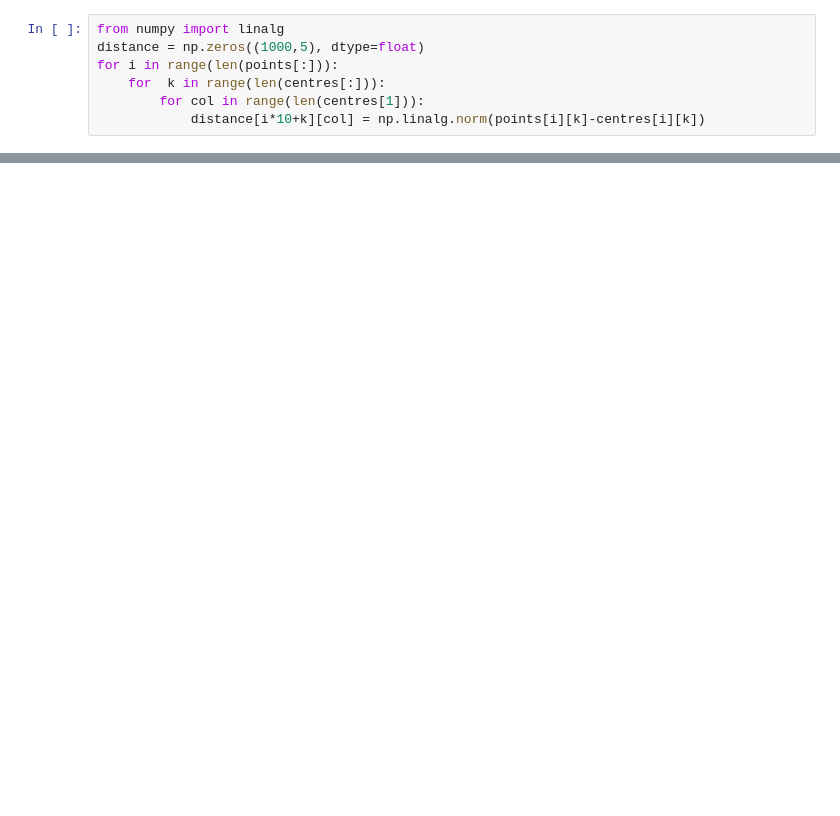
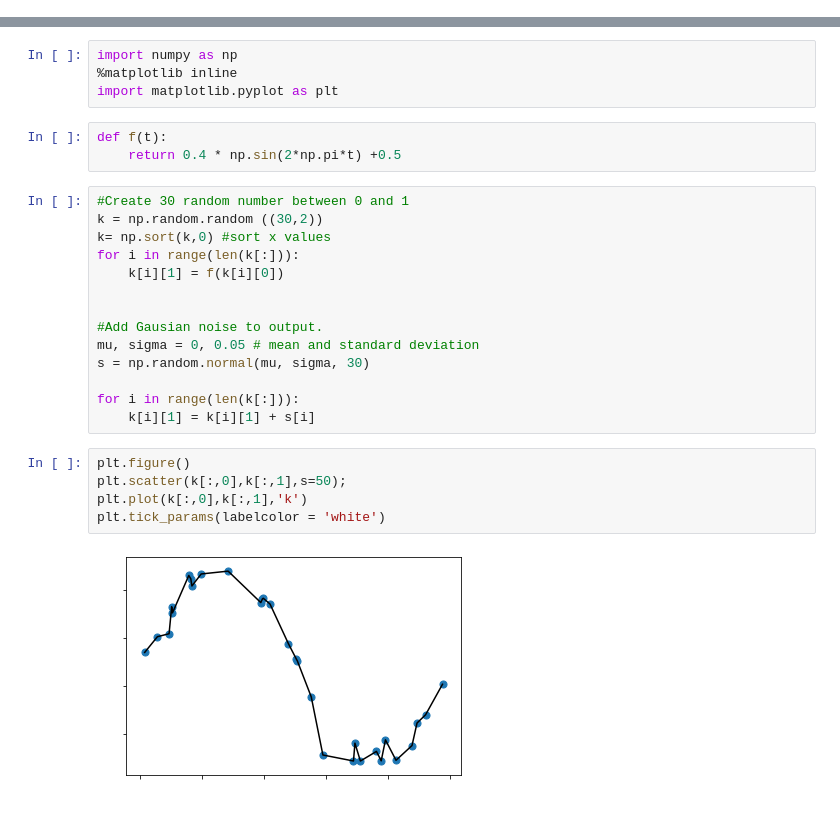
Before and after one commit to Hsgngr/MachineLearning, a Jupyter notebook: PythonExercises/ExerciseEnvironment/RBF/RBF.ipynb, the cells around one changed output, grey strips where cells are left out. Cells and saved outputs as stored; diff of their text form; blank space fills up the shorter version.

```diff
--- a/PythonExercises/ExerciseEnvironment/RBF/RBF.ipynb
+++ b/PythonExercises/ExerciseEnvironment/RBF/RBF.ipynb
@@ -8,7 +0,0 @@ points = matfile2['points']
-# %%
-from numpy import linalg
-distance = np.zeros((1000,5), dtype=float)
-for i in range(len(points[:])):
-    for  k in range(len(centres[:])):
-        for col in range(len(centres[1])):
-            distance[i*10+k][col] = np.linalg.norm(points[i][k]-centres[i][k])
@@ -20,0 +3,28 @@ range(0, 5)
+# %%
+import numpy as np
+%matplotlib inline
+import matplotlib.pyplot as plt
+# %%
+def f(t):
+    return 0.4 * np.sin(2*np.pi*t) +0.5
+# %%
+#Create 30 random number between 0 and 1
+k = np.random.random ((30,2))
+k= np.sort(k,0) #sort x values
+for i in range(len(k[:])):
+    k[i][1] = f(k[i][0])
+
+
+#Add Gausian noise to output.
+mu, sigma = 0, 0.05 # mean and standard deviation
+s = np.random.normal(mu, sigma, 30)
+
+for i in range(len(k[:])):
+    k[i][1] = k[i][1] + s[i]
+# %%
+plt.figure()
+plt.scatter(k[:,0],k[:,1],s=50);
+plt.plot(k[:,0],k[:,1],'k')
+plt.tick_params(labelcolor = 'white')
+# %% [output]
+[figure, added]
```
Also changed, not shown: parts of 8 cells of this notebook, 40 other files.
